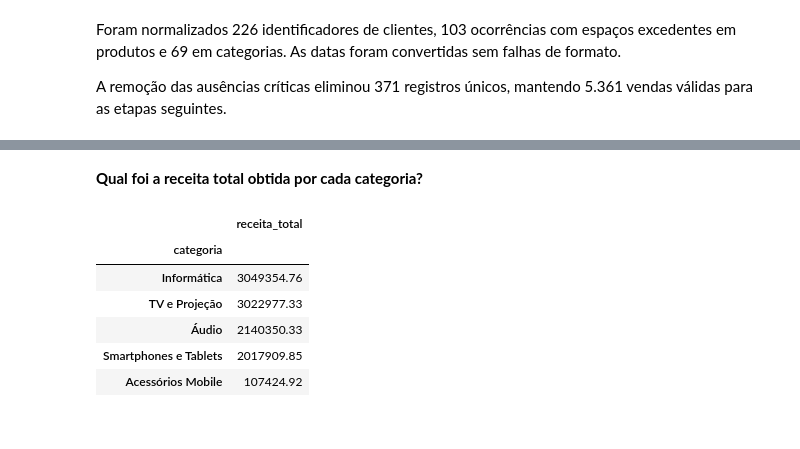
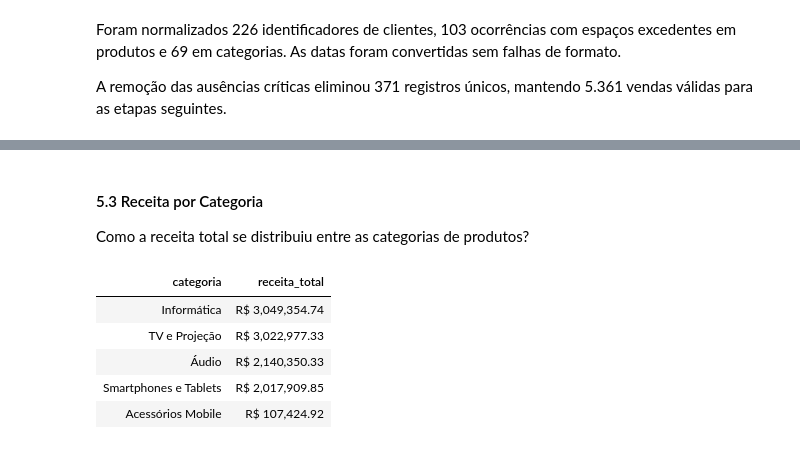
Before and after one commit to CorreaBrunoMiguel/sales-insight-py, a Jupyter notebook: notebooks/sales_insight.ipynb, the cells around one changed output, grey strips where cells are left out. Saved outputs shown, nothing was run; the diff lists cells and outputs as text; code cells hidden in the pictures.

```diff
--- a/notebooks/sales_insight.ipynb
+++ b/notebooks/sales_insight.ipynb
@@ -452,10 +429,0 @@ A classificação será feita com `np.select`, permitindo aplicar múltiplas con
-# %%
-condicoes = [
-    df.receita_total < 500,
-    (df.receita_total >= 500) & (df.receita_total < 5000),
-    df.receita_total >= 5000,
-]
-
-faixas = ["Baixo Valor", "Médio Valor", "Alto Valor"]
-
-df["faixa_receita_item"] = np.select(condicoes, faixas, default="Não Classificado")
@@ -485,7 +538,21 @@ Como o dataset compreende um intervalo temporal que vai do mês 1 (Janeiro) até
 # %%
-meses = {1: "Janeiro", 2: "Fevereiro", 3: "Março", 4: "Abril", 5: "Maio", 6: "Junho"}
-bimestres = {1: "B1", 2: "B1", 3: "B2", 4: "B2", 5: "B3", 6: "B3"}
+df["desvio_entrega_dias"] = (df["data_entrega"] - df["previsao_entrega"]).dt.days
 
-df["mes_venda"] = df["data_venda"].dt.month.map(meses)
+df["atrasado"] = df["desvio_entrega_dias"] > 0
 
-df["bimestre"] = df["data_venda"].dt.month.map(bimestres)
+resumo_entregas = pd.DataFrame(
+    {
+        "situacao": [
+            "Antecipada",
+            "No prazo",
+            "Atrasada",
+        ],
+        "numero_entregas": [
+            int((df["desvio_entrega_dias"] < 0).sum()),
+            int((df["desvio_entrega_dias"] == 0).sum()),
+            int(df["atrasado"].sum()),
+        ],
+    }
+)
+
+display(resumo_entregas.style.hide(axis="index"))
@@ -659,17 +735,22 @@ for posicao, linha in enumerate(
 # %% [markdown]
-**Qual foi a receita total obtida por cada categoria?**
+#### 5.3 Receita por Categoria
+
+Como a receita total se distribuiu entre as categorias de produtos?
 # %%
-receita_por_categoria = df.groupby("categoria").agg(
-    receita_total=("receita_total", "sum")
+display(
+    metricas_gerais["por_categoria"]
+    .style.hide(axis="index")
+    .format(
+        {
+            "receita_total": "R$ {:,.2f}",
+        }
+    )
 )
-
-display(receita_por_categoria.sort_values("receita_total", ascending=False))
 # %% [output]
-|  | receita_total |
-| categoria |  |
-| Informática | 3049354.76 |
-| TV e Projeção | 3022977.33 |
-| Áudio | 2140350.33 |
-| Smartphones e Tablets | 2017909.85 |
-| Acessórios Mobile | 107424.92 |
+| categoria | receita_total |
+| Informática | R$ 3,049,354.74 |
+| TV e Projeção | R$ 3,022,977.33 |
+| Áudio | R$ 2,140,350.33 |
+| Smartphones e Tablets | R$ 2,017,909.85 |
+| Acessórios Mobile | R$ 107,424.92 |
 # %% [markdown]
```
Also changed, not shown: parts of 53 cells of this notebook, 1 other file.
